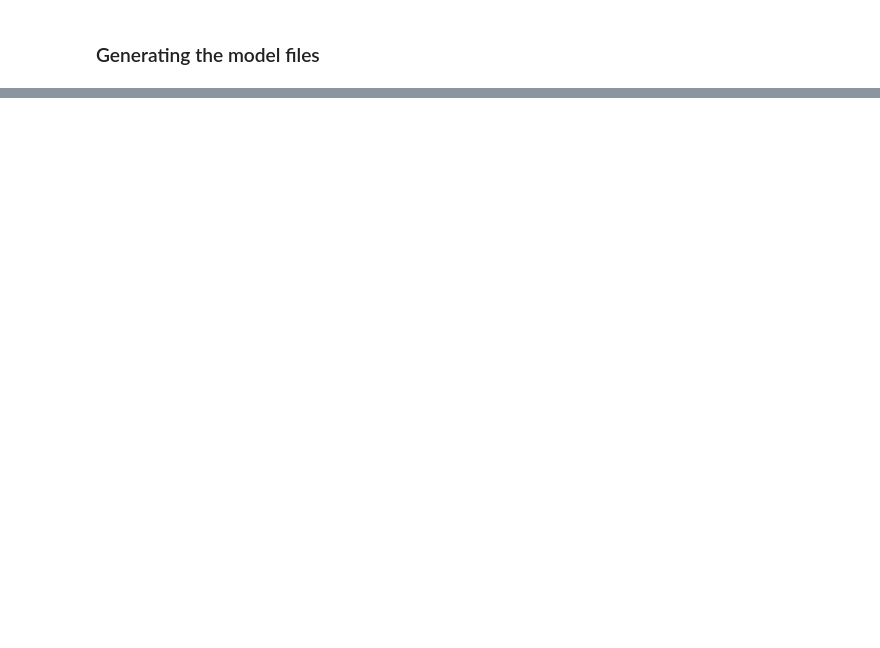
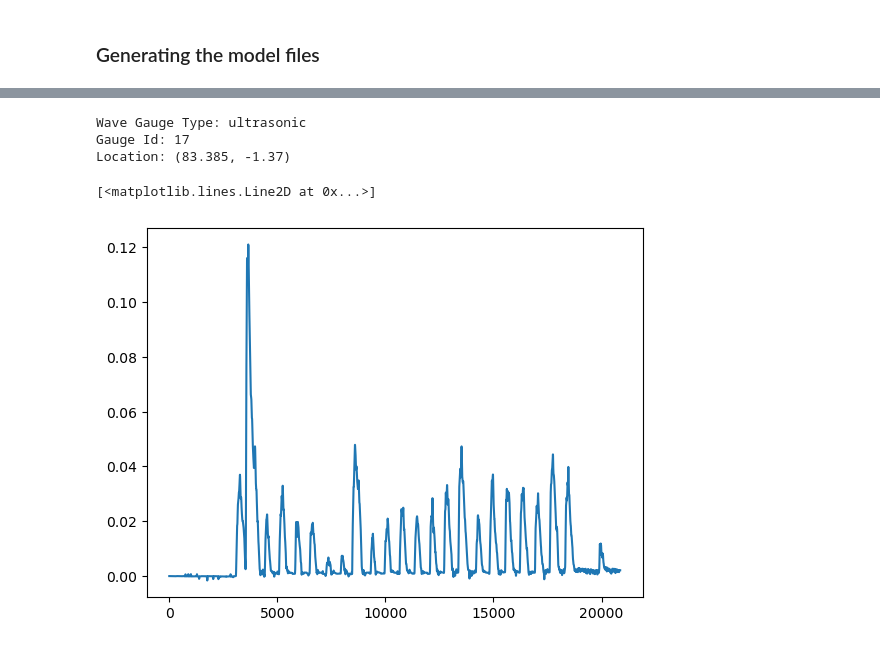
Before and after one commit to WaveHello-ERDC/BarSed_xBeach_Models, a Jupyter notebook: Osillating_wave_models/Run_001_nonhq3d_2/1_generate_model_Run.ipynb, the cells around one changed output, grey strips where cells are left out. Cells and saved outputs as stored; diff of their text form; code cells hidden in the pictures; blank space fills up the shorter version.

```diff
--- a/Osillating_wave_models/Run_001/1_generate_model_Run_001 copy.ipynb
+++ b/Osillating_wave_models/Run_001_nonhq3d_2/1_generate_model_Run.ipynb
@@ -512 +531,14 @@ df.to_csv("wave_maker.csv", index = False)
 20863 rows × 3 columns
+# %%
+print(Run_data.wave_gauges[-1])
+# %% [output]
+Wave Gauge Type: ultrasonic
+Gauge Id: 17
+Location: (83.385, -1.37)
+# %%
+shore_wave_gague = Run_data.wave_gauges[-1].eta
+
+plt.plot(shore_wave_gague)
+# %% [output]
+[<matplotlib.lines.Line2D at 0x...>]
+[figure, added]
```
Also changed, not shown: parts of 19 cells of this notebook, 12 other files.
